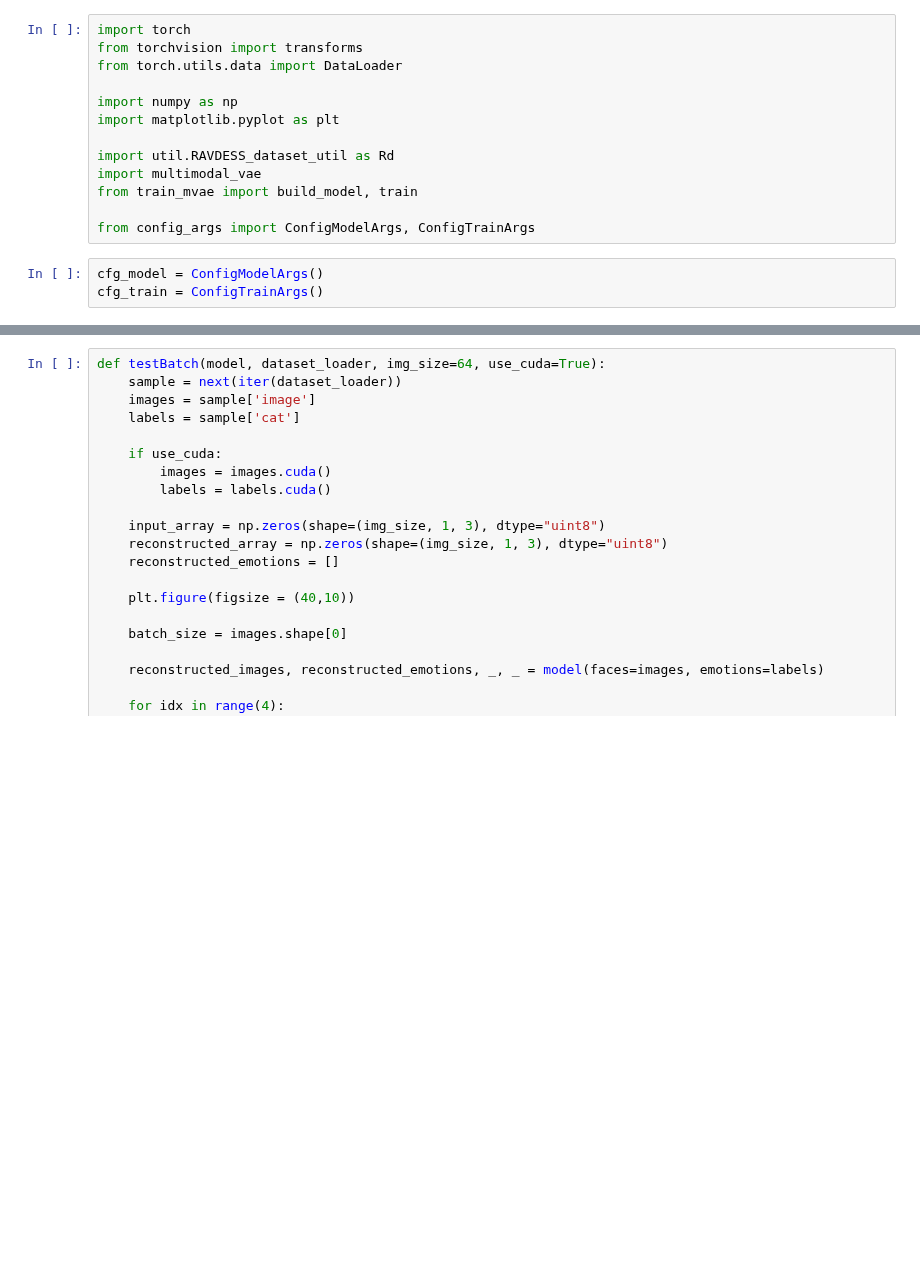
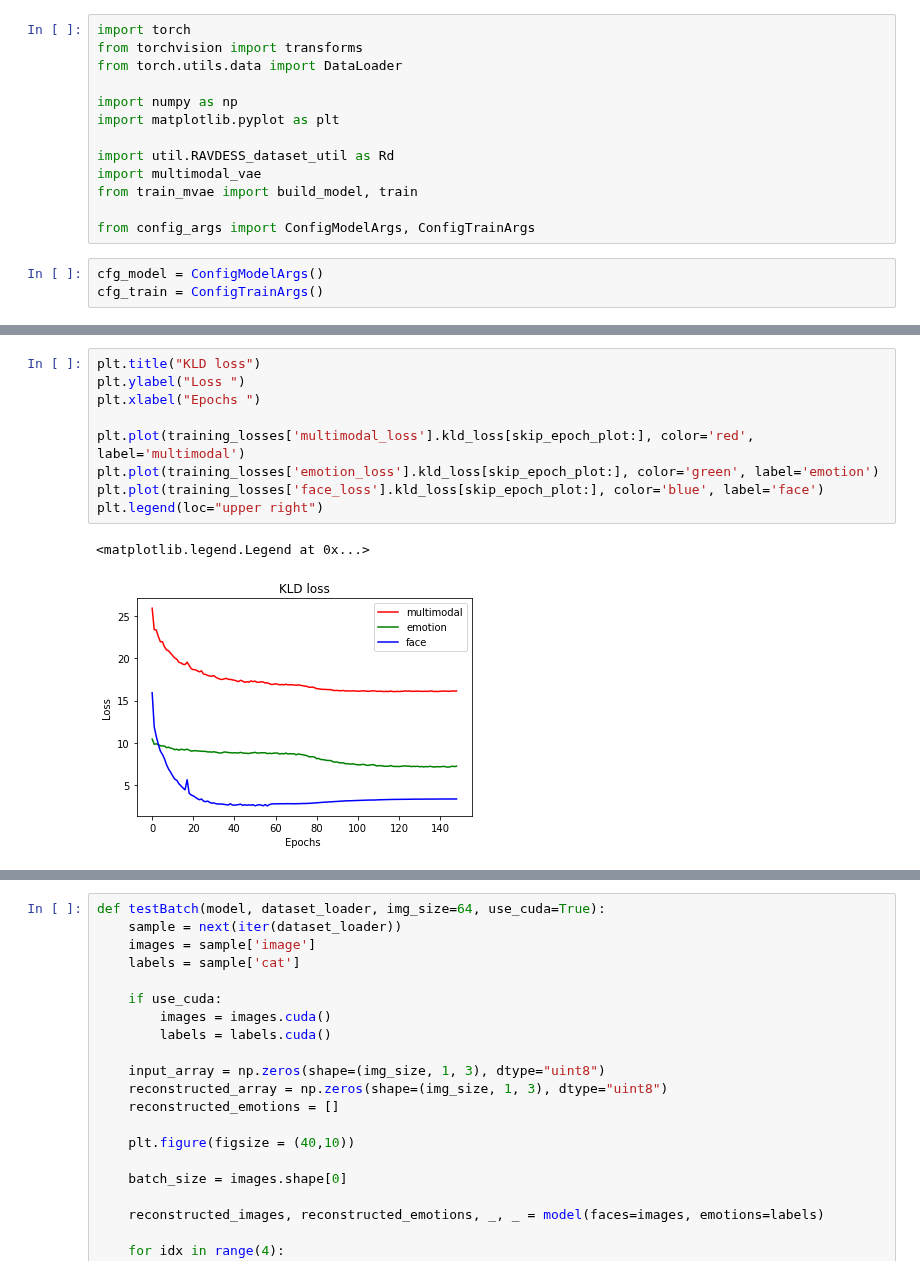
Before and after one commit to Ale-Ba2lero/Multimodal-Emotion-Analysis, a Jupyter notebook: src/mvae_torch/face_emotions_mvae_torch.ipynb, the cells around one changed output, grey strips where cells are left out. Saved outputs shown, nothing was run; the diff lists cells and outputs as text; blank space fills up the shorter version.

```diff
--- a/src/mvae_torch/face_emotions_mvae_torch.ipynb
+++ b/src/mvae_torch/face_emotions_mvae_torch.ipynb
@@ -111,0 +339,12 @@ plt.legend(loc="upper right")
+# %%
+plt.title("KLD loss")
+plt.ylabel("Loss ")
+plt.xlabel("Epochs ")
+
+plt.plot(training_losses['multimodal_loss'].kld_loss[skip_epoch_plot:], color='red', label='multimodal')
+plt.plot(training_losses['emotion_loss'].kld_loss[skip_epoch_plot:], color='green', label='emotion')
+plt.plot(training_losses['face_loss'].kld_loss[skip_epoch_plot:], color='blue', label='face')
+plt.legend(loc="upper right")
+# %% [output]
+<matplotlib.legend.Legend at 0x...>
+[figure, added]
```
Also changed, not shown: parts of 14 cells of this notebook, 3 other files.
